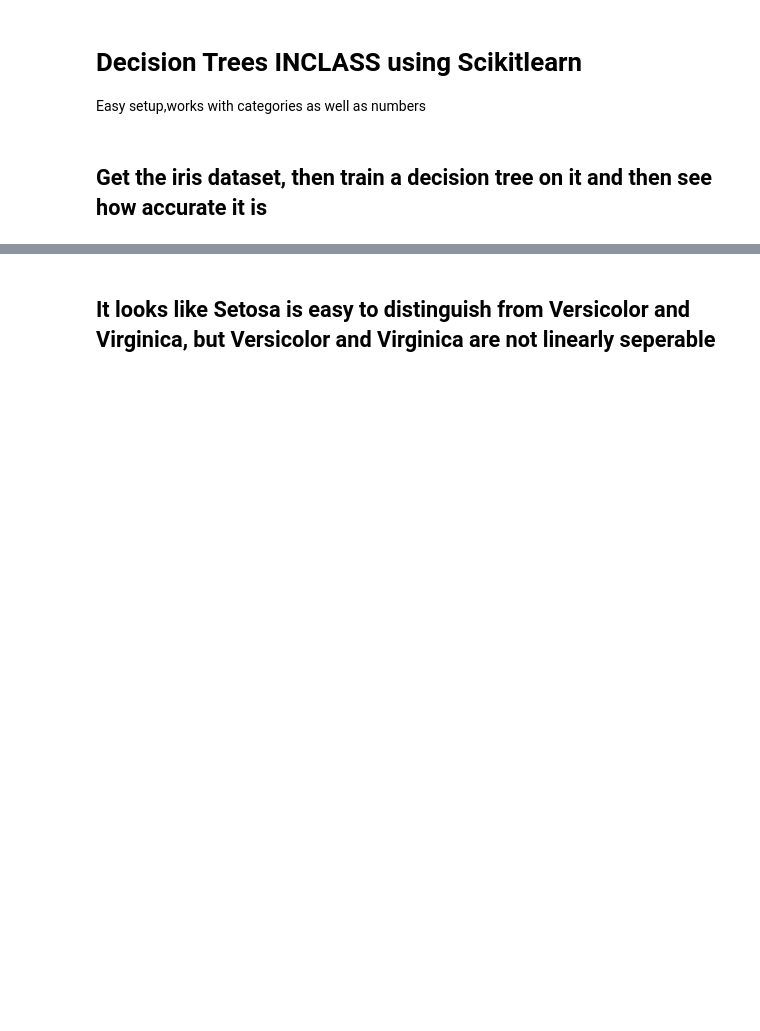
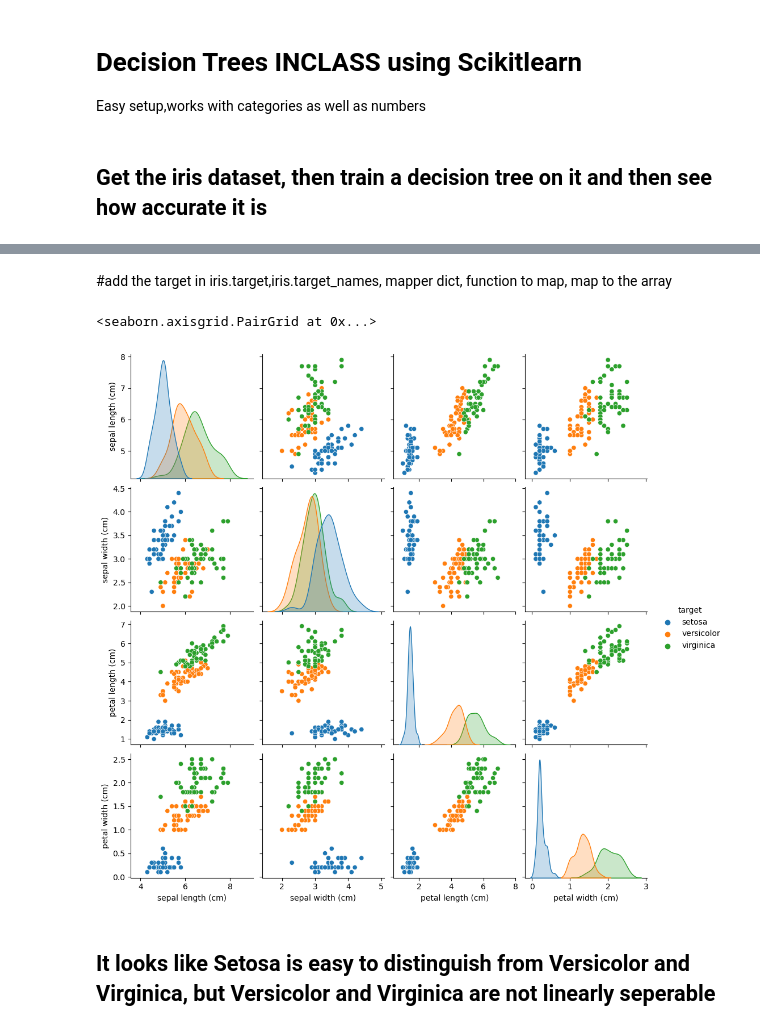
Before and after one commit to CNUClasses/DATA301_CODE, a Jupyter notebook: week_8/81_DecisionTrees_INCLASS.ipynb, the cells around one changed output, grey strips where cells are left out. Drawn from its saved outputs; the diff is of its cells as text; code cells hidden in the pictures; blank space fills up the shorter version.

```diff
--- a/week_8/81_DecisionTrees_INCLASS.ipynb
+++ b/week_8/81_DecisionTrees_INCLASS.ipynb
@@ -51,6 +68,11 @@ Name: target, dtype: int64
+# %% [markdown]
+#add the target in iris.target,iris.target_names, mapper dict, function to map, map to the array
 # %%
-#see if anything is obvious
-sns.pairplot(data=dfi, hue='target');
+#see if anything is obvious, pairplot
+sns.pairplot(dfi, hue='target')
+# %% [output]
+<seaborn.axisgrid.PairGrid at 0x...>
+[figure, added]
 # %% [markdown]
 ## It looks like Setosa is easy to distinguish from Versicolor and Virginica, but Versicolor and Virginica are not linearly seperable
 # %%
```
Also changed, not shown: parts of 19 cells of this notebook, 15 other files.
